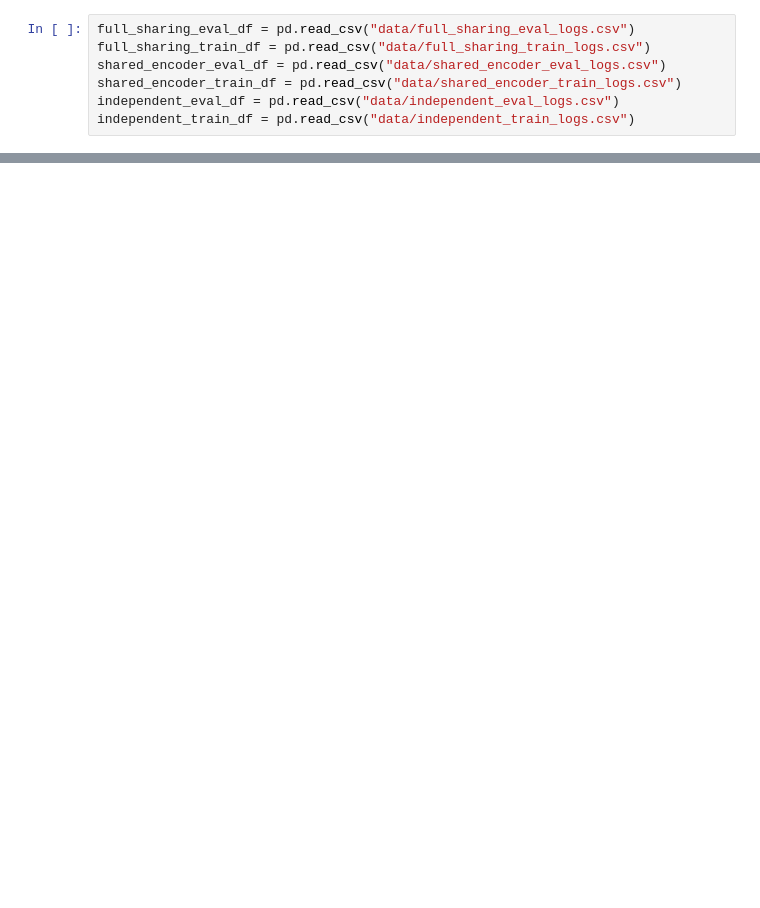
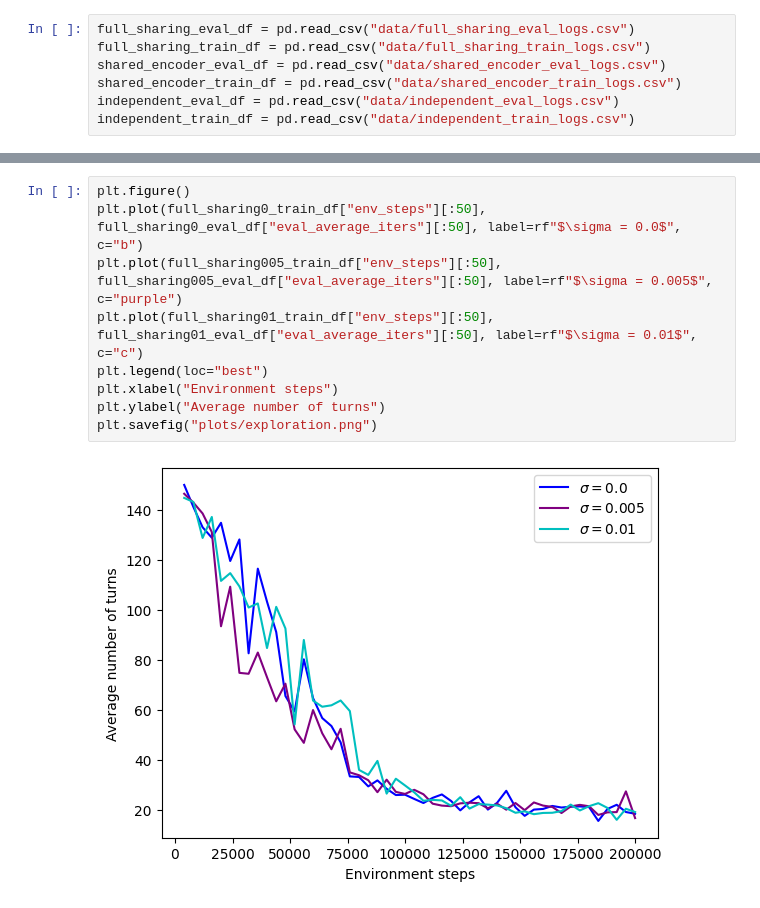
Before and after one commit to noahadhikari/pettingzoo-chinese-checkers, a Jupyter notebook: analysis/plots.ipynb, the cells around one changed output, grey strips where cells are left out. Cells and saved outputs as stored; diff of their text form; blank space fills up the shorter version.

```diff
--- a/analysis/plots.ipynb
+++ b/analysis/plots.ipynb
@@ -108,0 +85,11 @@ plt.savefig("plots/win_rate_game_length.png")
+# %%
+plt.figure()
+plt.plot(full_sharing0_train_df["env_steps"][:50], full_sharing0_eval_df["eval_average_iters"][:50], label=rf"$\sigma = 0.0$", c="b")
+plt.plot(full_sharing005_train_df["env_steps"][:50], full_sharing005_eval_df["eval_average_iters"][:50], label=rf"$\sigma = 0.005$", c="purple")
+plt.plot(full_sharing01_train_df["env_steps"][:50], full_sharing01_eval_df["eval_average_iters"][:50], label=rf"$\sigma = 0.01$", c="c")
+plt.legend(loc="best")
+plt.xlabel("Environment steps")
+plt.ylabel("Average number of turns")
+plt.savefig("plots/exploration.png")
+# %% [output]
+[figure, added]
```
Also changed, not shown: parts of 7 cells of this notebook, 28 other files.
